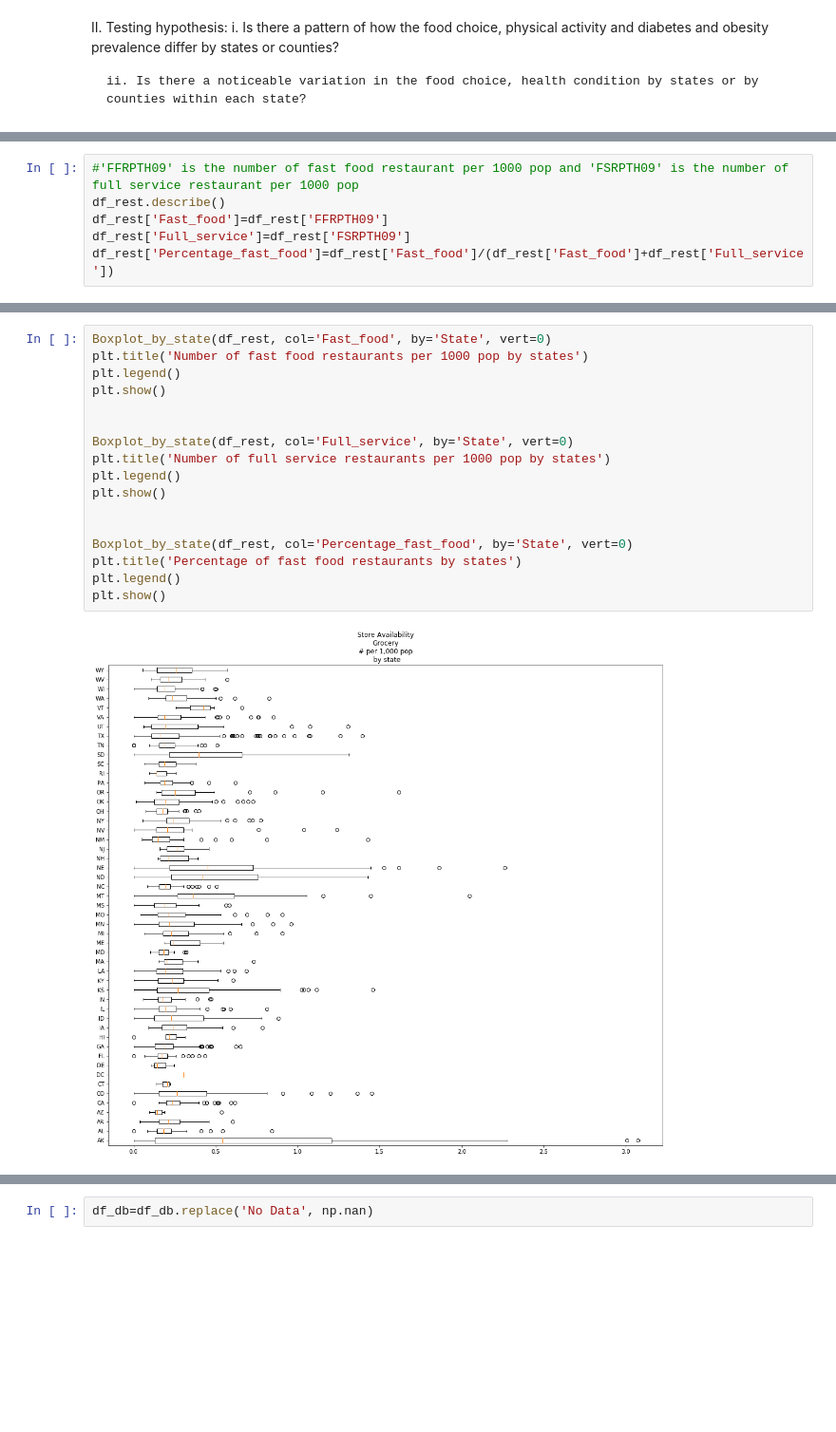
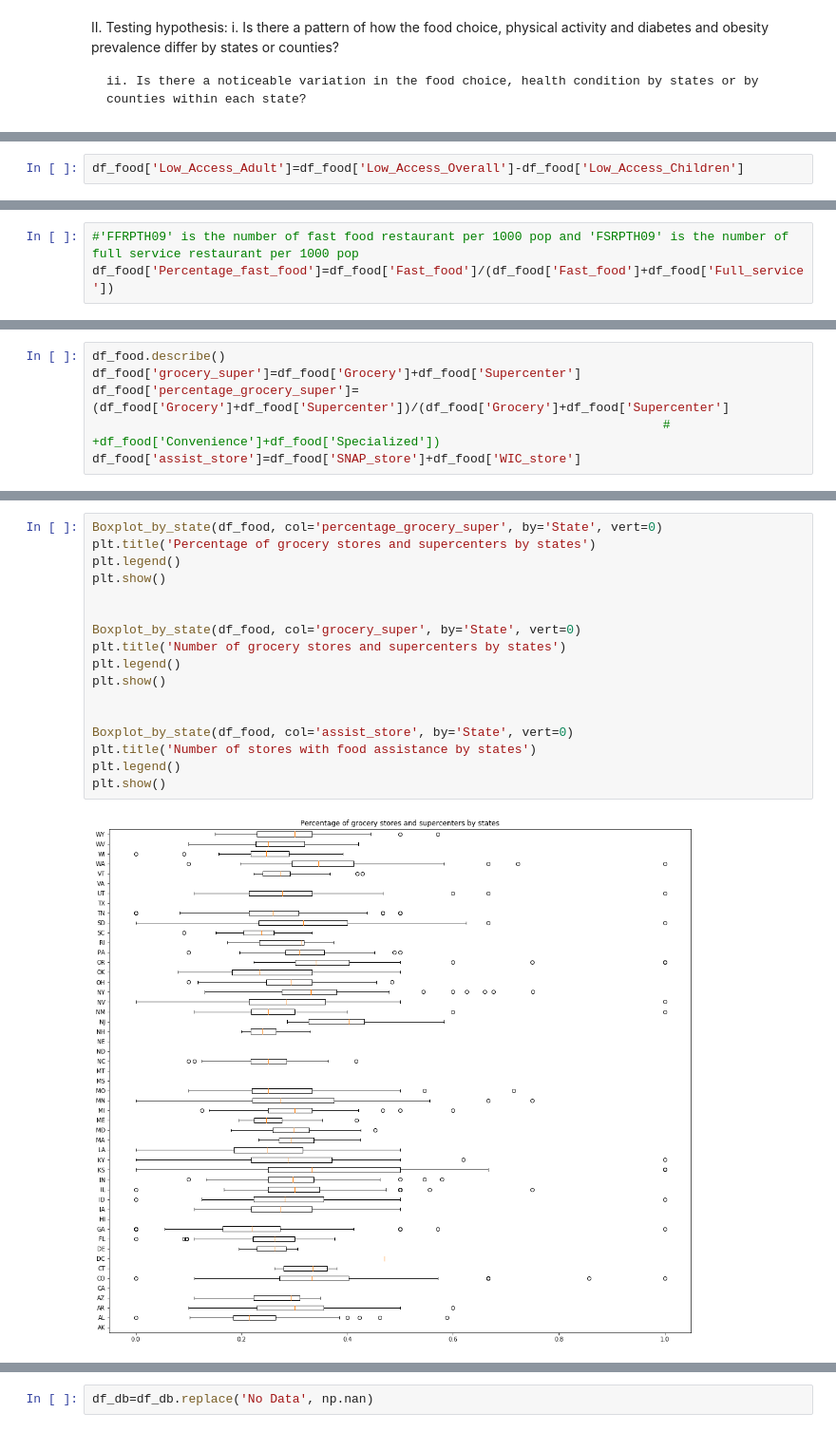
Before and after one commit to cathyxinxyz/Capstone_Project_1, a Jupyter notebook: Codes/Exploratory analysis.ipynb, the cells around one changed output, grey strips where cells are left out. Shown at 95% size. Saved outputs shown, nothing was run; the diff lists cells and outputs as text; blank space fills up the shorter version.

```diff
--- a/Codes/Exploratory analysis.ipynb
+++ b/Codes/Exploratory analysis.ipynb
@@ -133,3 +124,5 @@ df_access['Adult']=df_access['Overall']-df_access['Child']
+# %%
+df_food['Low_Access_Adult']=df_food['Low_Access_Overall']-df_food['Low_Access_Children']
 # %%
 plt.figure(figsize=(15, 15))
 
@@ -181,10 +174,7 @@ plt.show()
 [figure]
 # %%
 #'FFRPTH09' is the number of fast food restaurant per 1000 pop and 'FSRPTH09' is the number of full service restaurant per 1000 pop
-df_rest.describe()
-df_rest['Fast_food']=df_rest['FFRPTH09']
-df_rest['Full_service']=df_rest['FSRPTH09']
-df_rest['Percentage_fast_food']=df_rest['Fast_food']/(df_rest['Fast_food']+df_rest['Full_service'])
+df_food['Percentage_fast_food']=df_food['Fast_food']/(df_food['Fast_food']+df_food['Full_service'])
 # %%
 plt.figure(figsize=(20, 5))
 plt.subplot(1,3,1)
@@ -248,3 +220,9 @@ df_sto['assist']=df_sto['SNAPSPTH12']+df_sto['WICSPTH08']
+# %%
+df_food.describe()
+df_food['grocery_super']=df_food['Grocery']+df_food['Supercenter']
+df_food['percentage_grocery_super']=(df_food['Grocery']+df_food['Supercenter'])/(df_food['Grocery']+df_food['Supercenter']
+                                                                             # +df_food['Convenience']+df_food['Specialized'])
+df_food['assist_store']=df_food['SNAP_store']+df_food['WIC_store']
 # %%
 plt.figure(figsize=(20, 5))
 
@@ -270,19 +248,19 @@ plt.show()
 # %%
-Boxplot_by_state(df_rest, col='Fast_food', by='State', vert=0)
-plt.title('Number of fast food restaurants per 1000 pop by states')
+Boxplot_by_state(df_food, col='percentage_grocery_super', by='State', vert=0)
+plt.title('Percentage of grocery stores and supercenters by states')
 plt.legend()
 plt.show()
 
 
-Boxplot_by_state(df_rest, col='Full_service', by='State', vert=0)
-plt.title('Number of full service restaurants per 1000 pop by states')
+Boxplot_by_state(df_food, col='grocery_super', by='State', vert=0)
+plt.title('Number of grocery stores and supercenters by states')
 plt.legend()
 plt.show()
 
 
-Boxplot_by_state(df_rest, col='Percentage_fast_food', by='State', vert=0)
-plt.title('Percentage of fast food restaurants by states')
+Boxplot_by_state(df_food, col='assist_store', by='State', vert=0)
+plt.title('Number of stores with food assistance by states')
 plt.legend()
 plt.show()
 # %% [output]
-[figure, old version]
+[figure, new version]
```
Also changed, not shown: parts of 41 cells of this notebook, 2 other files.
